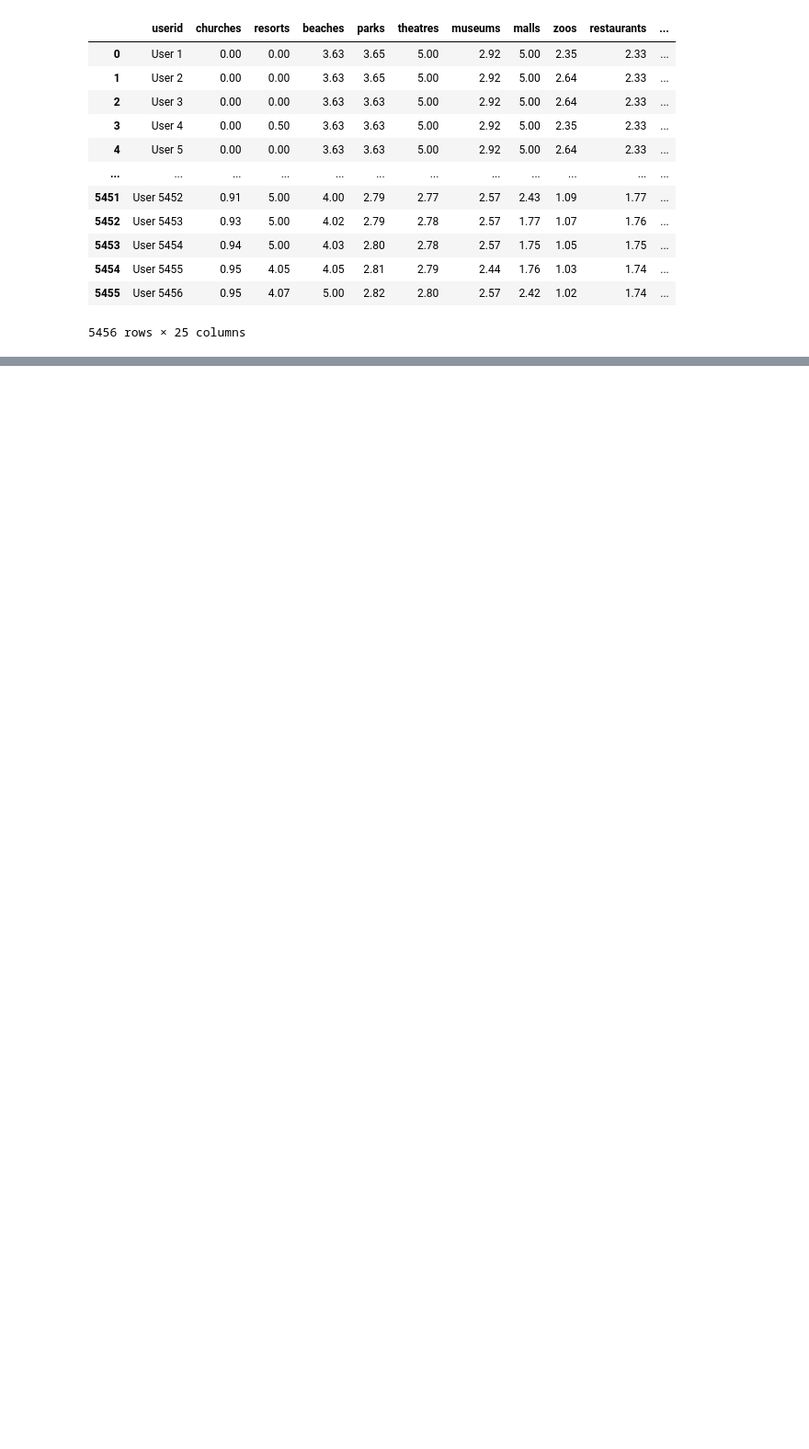
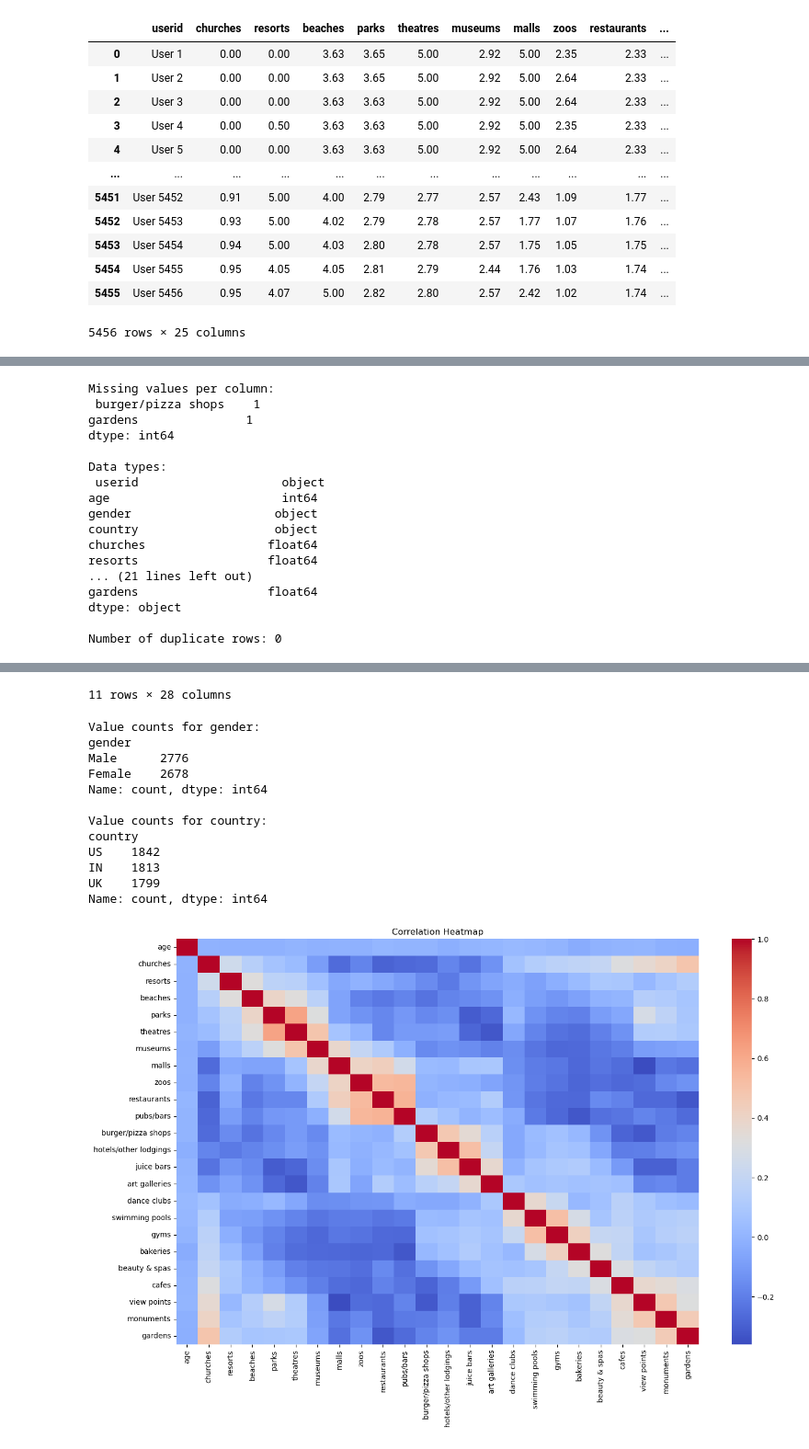
Before and after one commit to BPALAN-USD/AAI_500_GROUP_12, a Jupyter notebook: TravelReviews.ipynb, the cells around one changed output, grey strips where cells are left out. Shown at 92% size. Drawn from its saved outputs; the diff is of its cells as text; code cells hidden in the pictures; blank space fills up the shorter version.

```diff
--- a/TravelReviews.ipynb
+++ b/TravelReviews.ipynb
@@ -116,3 +156,57 @@ display(df_user_travel_reviews.describe(include='all'))
 | 75% | NaN | 64.000000 | NaN | NaN | 1.810000 | 2.682500 | 2.740000 | 4.092500 | 4.312500 | 3.84000 | ... | ... |
 | max | NaN | 80.000000 | NaN | NaN | 5.000000 | 5.000000 | 5.000000 | 5.000000 | 5.000000 | 5.00000 | ... | ... |
 11 rows × 28 columns
+# %%
+# Exploratory Data Analysis (EDA) and Cleanup for df_user_travel_reviews
+
+# 1. Check for missing values
+missing_counts = df_user_travel_reviews.isnull().sum()
+print("Missing values per column:\n", missing_counts[missing_counts > 0])
+
+# 2. Drop rows with missing values (if any)
+df_user_travel_reviews_clean = df_user_travel_reviews.dropna().reset_index(drop=True)
+
+# 3. Check data types
+print("\nData types:\n", df_user_travel_reviews_clean.dtypes)
+
+# 4. Check for duplicates
+duplicates = df_user_travel_reviews_clean.duplicated().sum()
+print(f"\nNumber of duplicate rows: {duplicates}")
+
+# 5. Drop duplicates if any
+df_user_travel_reviews_clean = df_user_travel_reviews_clean.drop_duplicates().reset_index(drop=True)
+
+# 6. Basic statistics
+display(df_user_travel_reviews_clean.describe(include='all'))
+
+# 7. Value counts for categorical columns
+for col in ['gender', 'country']:
+    print(f"\nValue counts for {col}:")
+    print(df_user_travel_reviews_clean[col].value_counts())
+
+# 8. Correlation heatmap for numeric columns
+plt.figure(figsize=(16, 10))
+sns.heatmap(df_user_travel_reviews_clean.select_dtypes(include='number').corr(), annot=False, cmap='coolwarm')
+plt.title('Correlation Heatmap')
+plt.show()
+
+# 9. Update the main dataframe variable for further analysis
+df_user_travel_reviews = df_user_travel_reviews_clean
+# %% [output]
+Missing values per column:
+ burger/pizza shops    1
+gardens               1
+dtype: int64
+
+Data types:
+ userid                    object
+age                        int64
+gender                    object
+country                   object
+churches                 float64
+resorts                  float64
+... (21 lines left out)
+gardens                  float64
+dtype: object
+
+Number of duplicate rows: 0
@@ -119,3 +225,17 @@ display(df_user_travel_reviews.describe(include='all'))
+11 rows × 28 columns
+Value counts for gender:
+gender
+Male      2776
+Female    2678
+Name: count, dtype: int64
+
+Value counts for country:
+country
+US    1842
+IN    1813
+UK    1799
+Name: count, dtype: int64
+[figure, added]
 # %%
 ## Print the distribution of the Data
 
```
Also changed, not shown: parts of 14 cells of this notebook, 1 other file.
